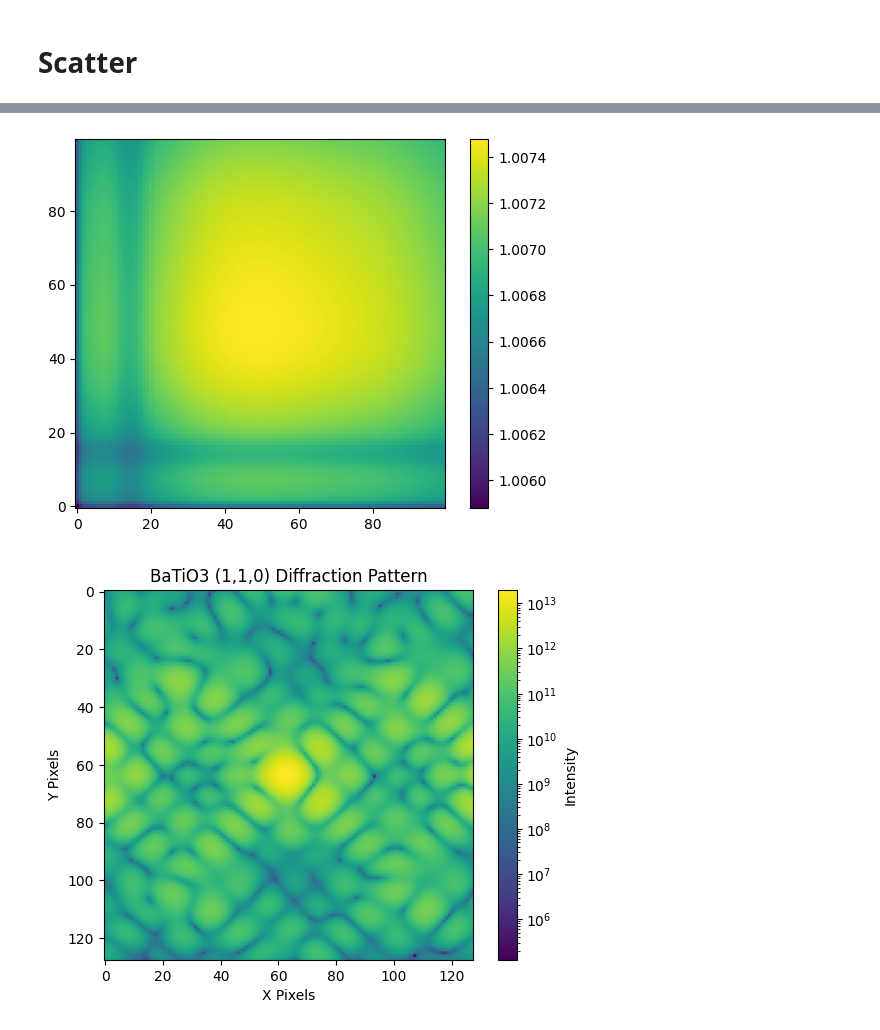
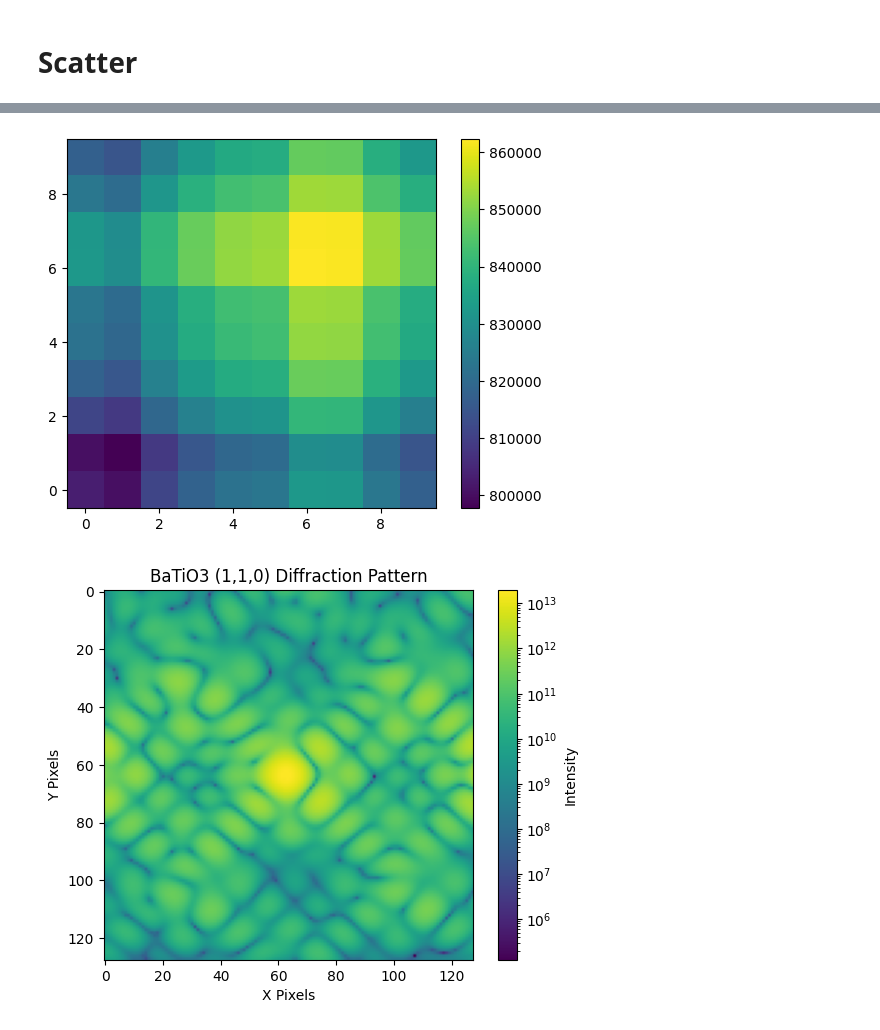
Before and after one commit to ccsommerfield/AI-DINO, a Jupyter notebook: Workflow.ipynb, the cells around one changed output, grey strips where cells are left out. Drawn from its saved outputs; the diff is of its cells as text; code cells hidden in the pictures.

Commit message:
poisson noise

```diff
--- a/Workflow.ipynb
+++ b/Workflow.ipynb
@@ -1135,7 +1174,8 @@ args = {'N': kuramoto.N,
 
 node = NeuralODE(args, method='dopri5', adjoint=False, dtype=dtype).to(device)
 optimizer = optim.Adam(node.parameters(), lr=1e-4)
-model_path = 'node_gauss_ka11_kg11_s4_scaled.pth' #change for each ground truth and hyper peram of neural ode
+scheduler = torch.optim.lr_scheduler.CyclicLR(optimizer, base_lr=5e-5, max_lr=5e-3)
+model_path = 'node_gauss_ka11_kg11_s4_diff_L1.pth' #change for each ground truth and hyper peram of neural ode
 print(node)
 # %% [output]
 NeuralODE(
@@ -1143,7 +1183,7 @@ NeuralODE(
 )
 # %%
 # Set up training parameters
-max_iters = 150
+max_iters = 100
 batch_time = 10
 batch_size = 1
 
@@ -1151,10 +1191,12 @@ try: saved = torch.load(model_path, weights_only=True)
 except:
     chkpt = 10
     loss = []
+    weights = []
 
 else:
     chkpt = saved['chkpt']
     loss = saved['loss']
+    weights = saved['weights']
 
     node.load_state_dict(saved['state'])
     node.to(device)
@@ -1174,7 +1216,8 @@ dt=0.5
 
 lambda_max = 1e+7
 # %%
-# Basic training loop when comparing predicted and true states in real space
+# Basic training loop when comparing predicted and true states in real
+# L1 loss
 end = time.time()
 
 
@@ -1200,24 +1243,28 @@ for k in range(1, max_iters + 1):
     displacement_pred = torch.stack([torch.cos(y_pred_shaped), torch.sin(y_pred_shaped), torch.zeros_like(y_pred_shaped)], dim=-1)
 
     I0_pred = scattering.get_intensity(d=d, scale=5e-10, model = displacement_pred, lambda_max = lambda_max, index = 1)
+    I0_pred_diff = scattering.get_intensity(d=d, scale=5e-10, model = displacement_pred, lambda_max = lambda_max, index = 1) - inten_perf
 
 
-    I0_batch = scattering.get_intensity(d=d, scale=5e-10, model = displacement_batch, lambda_max = lambda_max, index = 1, poisson = False)
+    I0_batch = scattering.get_intensity(d=d, scale=5e-10, model = displacement_batch, lambda_max = lambda_max, index = 1, poisson = True)
+    I0_batch_diff = scattering.get_intensity(d=d, scale=5e-10, model = displacement_batch, lambda_max = lambda_max, index = 1, poisson = True) - inten_perf
 
     # Compute MSE between predicted and ground truth trajectories
-    _loss = nn.MSELoss()(I0_pred, I0_batch)
+    _loss = nn.L1Loss()(I0_pred_diff, I0_batch_diff)
 
     # Backpropagate gradients
     _loss.backward()
 
     # Update weights
     optimizer.step()
+    scheduler.step()
 
     # Checkpoint loss periodically
     if k % chkpt == 0:
         with torch.no_grad():
             loss.append(_loss.item())
             print('Iteration: {:04d} | Total Loss: {:.2e} | Time: {:.6f}'.format(k, _loss.item(), time.time() - end))
+            weights.append(node.conv.weight)
 
         end = time.time()
 # %% [output]
@@ -1261,7 +1304,7 @@ displacement_pred = torch.stack([torch.cos(y_pred), torch.sin(y_pred), torch.zer
 I0_pred = scattering.get_intensity(d=d, scale=5e-10, model = displacement_pred, lambda_max = lambda_max, index = 1)
 
 
-I0_batch = scattering.get_intensity(d=d, scale=5e-10, model = displacement_batch, lambda_max = lambda_max, poisson = False, index = 1)
+I0_batch = scattering.get_intensity(d=d, scale=5e-10, model = displacement_batch, lambda_max = lambda_max, poisson = True, index = 1)
 
 
 i = -1
@@ -1270,7 +1313,8 @@ fig, ax = plt.subplots(2,3, figsize=(7,4), gridspec_kw={'height_ratios': [0.05,1
 fig.tight_layout()
 fig.subplots_adjust(hspace=0.1, wspace=0.1)
 
-
+I0_batch_diff = I0_batch - inten_perf
+I0_pred_diff = I0_pred - inten_perf
 sm = ax[1,0].imshow(I0_batch[1,...].cpu(),norm=colors.LogNorm())
 cbar = plt.colorbar(sm, cax=ax[0,0], orientation='horizontal')
 #ax[0,0].set_xticklabels([r'$-\pi$', '0', r'$\pi$'])
@@ -1281,7 +1325,7 @@ cbar = plt.colorbar(sm, cax=ax[0,1], orientation='horizontal')
 #ax[0,1].set_xticklabels([r'$-\pi$', '0', r'$\pi$'])
 ax[0,1].set_title('Pred.');
 
-sm = ax[1,2].imshow((I0_pred[1,...].cpu())- I0_batch[1,...].cpu())
+sm = ax[1,2].imshow((I0_pred[1,...].cpu())- I0_batch[1,...].cpu(), norm = matplotlib.colors.SymLogNorm(linthresh=1, vmax=lambda_max))
 cbar = plt.colorbar(sm, cax=ax[0,2], orientation='horizontal')
 #ax[0,1].set_xticklabels([r'$-\pi$', '0', r'$\pi$'])
 ax[0,2].set_title('Pred. - True');
@@ -1360,11 +1408,11 @@ plt.show()
 # %%
-two_time = scattering.two_time_correlation(Amp,1,2)
+two_time = scattering.two_time_correlation(I0_batch,1,168)
 plt.imshow(two_time.cpu(), origin='lower')
 cbar = plt.colorbar()
 plt.show()
 #makes sense? Most of the action happens in the first few frames
 # %% [output]
-[figure, old version]
+[figure, new version]
 # %%
 #vmax = 1e16,vmin = 1e10
 plt.imshow(I0[0,...].cpu(),norm=colors.LogNorm())
```
Also changed, not shown: parts of 12 cells of this notebook.
